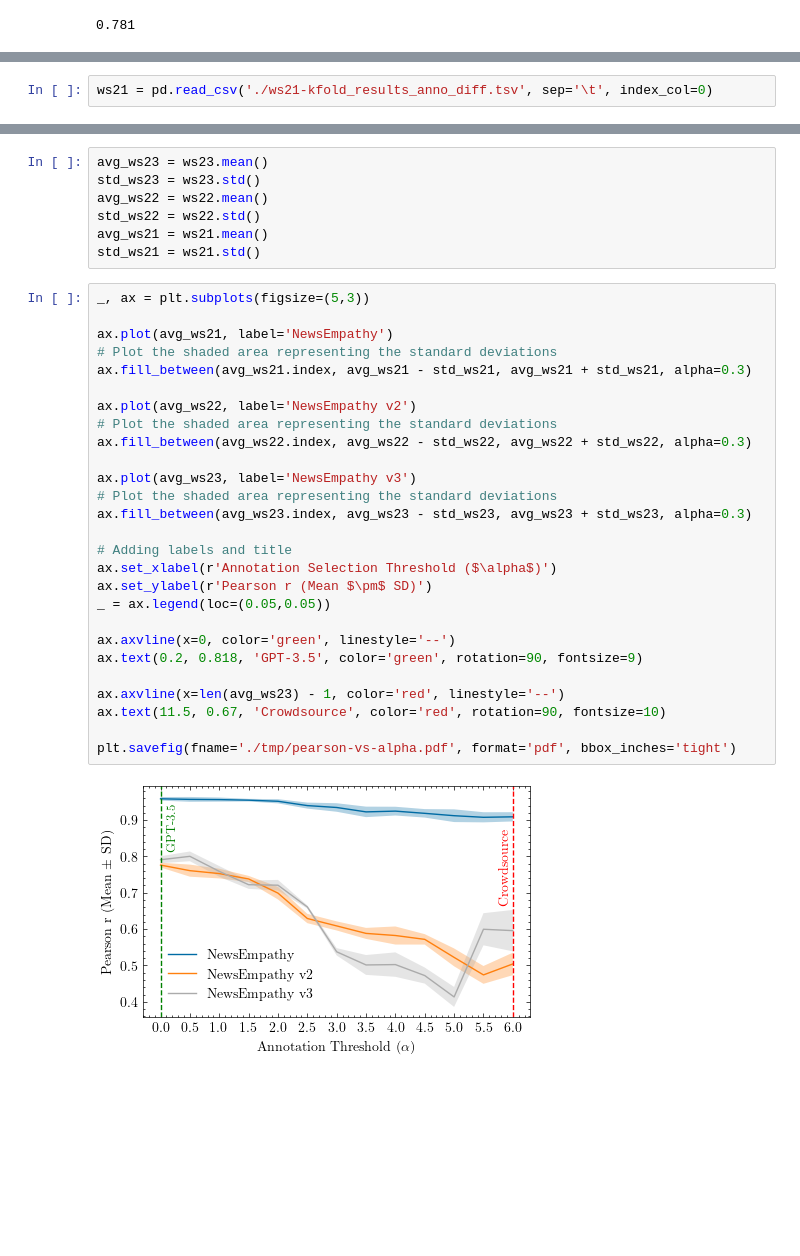
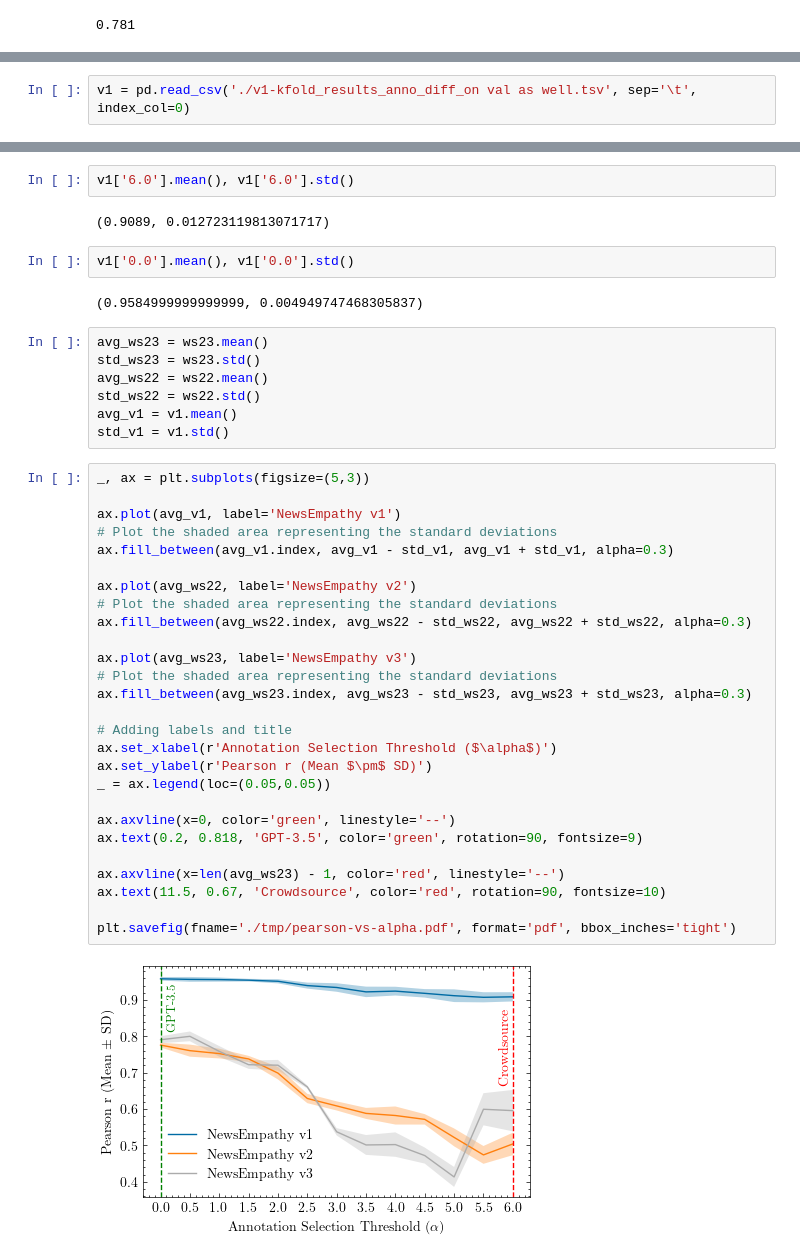
Before and after one commit to hasan-rakibul/LLM-GEm, a Jupyter notebook: analysis.ipynb, the cells around one changed output, grey strips where cells are left out. Saved outputs shown, nothing was run; the diff lists cells and outputs as text; blank space fills up the shorter version.

```diff
--- a/analysis.ipynb
+++ b/analysis.ipynb
@@ -106,3 +148,3 @@ ws22.max().max()
 # %%
-ws21 = pd.read_csv('./ws21-kfold_results_anno_diff.tsv', sep='\t', index_col=0)
+v1 = pd.read_csv('./v1-kfold_results_anno_diff_on val as well.tsv', sep='\t', index_col=0)
 # %%
@@ -128,38 +170,46 @@ ws21.max().max()
 # %% [output]
 0.969
+# %%
+v1['6.0'].mean(), v1['6.0'].std()
+# %% [output]
+(0.9089, 0.012723119813071717)
+# %%
+v1['0.0'].mean(), v1['0.0'].std()
+# %% [output]
+(0.9584999999999999, 0.004949747468305837)
 # %%
 avg_ws23 = ws23.mean()
 std_ws23 = ws23.std()
 avg_ws22 = ws22.mean()
 std_ws22 = ws22.std()
-avg_ws21 = ws21.mean()
-std_ws21 = ws21.std()
+avg_v1 = v1.mean()
+std_v1 = v1.std()
 # %%
 _, ax = plt.subplots(figsize=(5,3))
 
-ax.plot(avg_ws21, label='NewsEmpathy')
+ax.plot(avg_v1, label='NewsEmpathy v1')
 # Plot the shaded area representing the standard deviations
-ax.fill_between(avg_ws21.index, avg_ws21 - std_ws21, avg_ws21 + std_ws21, alpha=0.3)
+ax.fill_between(avg_v1.index, avg_v1 - std_v1, avg_v1 + std_v1, alpha=0.3)
 
 ax.plot(avg_ws22, label='NewsEmpathy v2')
 # Plot the shaded area representing the standard deviations
 ax.fill_between(avg_ws22.index, avg_ws22 - std_ws22, avg_ws22 + std_ws22, alpha=0.3)
 
 ax.plot(avg_ws23, label='NewsEmpathy v3')
 # Plot the shaded area representing the standard deviations
 ax.fill_between(avg_ws23.index, avg_ws23 - std_ws23, avg_ws23 + std_ws23, alpha=0.3)
 
 # Adding labels and title
 ax.set_xlabel(r'Annotation Selection Threshold ($\alpha$)')
 ax.set_ylabel(r'Pearson r (Mean $\pm$ SD)')
 _ = ax.legend(loc=(0.05,0.05))
 
 ax.axvline(x=0, color='green', linestyle='--')
 ax.text(0.2, 0.818, 'GPT-3.5', color='green', rotation=90, fontsize=9)
 
 ax.axvline(x=len(avg_ws23) - 1, color='red', linestyle='--')
 ax.text(11.5, 0.67, 'Crowdsource', color='red', rotation=90, fontsize=10)
 
 plt.savefig(fname='./tmp/pearson-vs-alpha.pdf', format='pdf', bbox_inches='tight')
 # %% [output]
-[figure, old version]
+[figure, new version]
```
Also changed, not shown: parts of 24 cells of this notebook, 10 other files.
